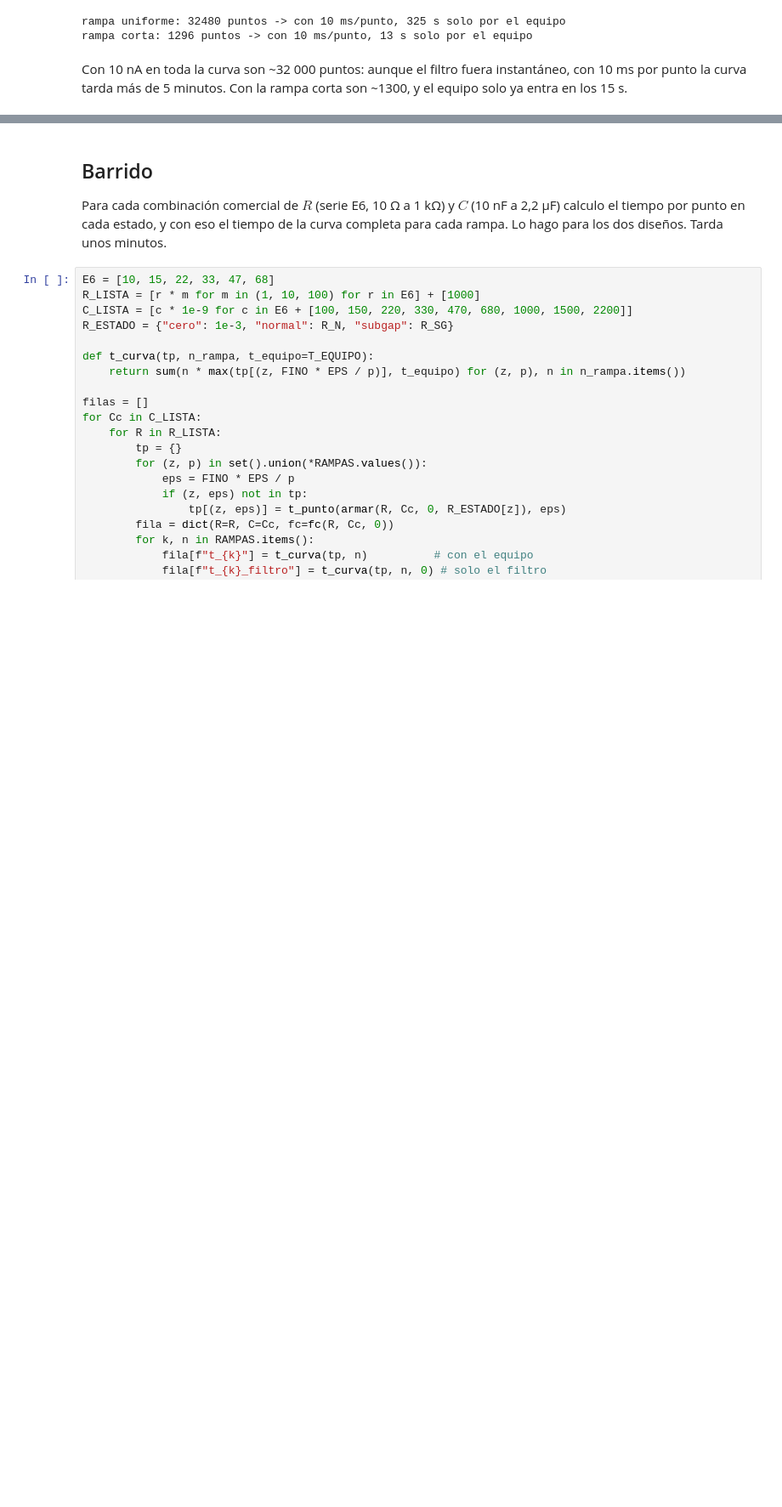
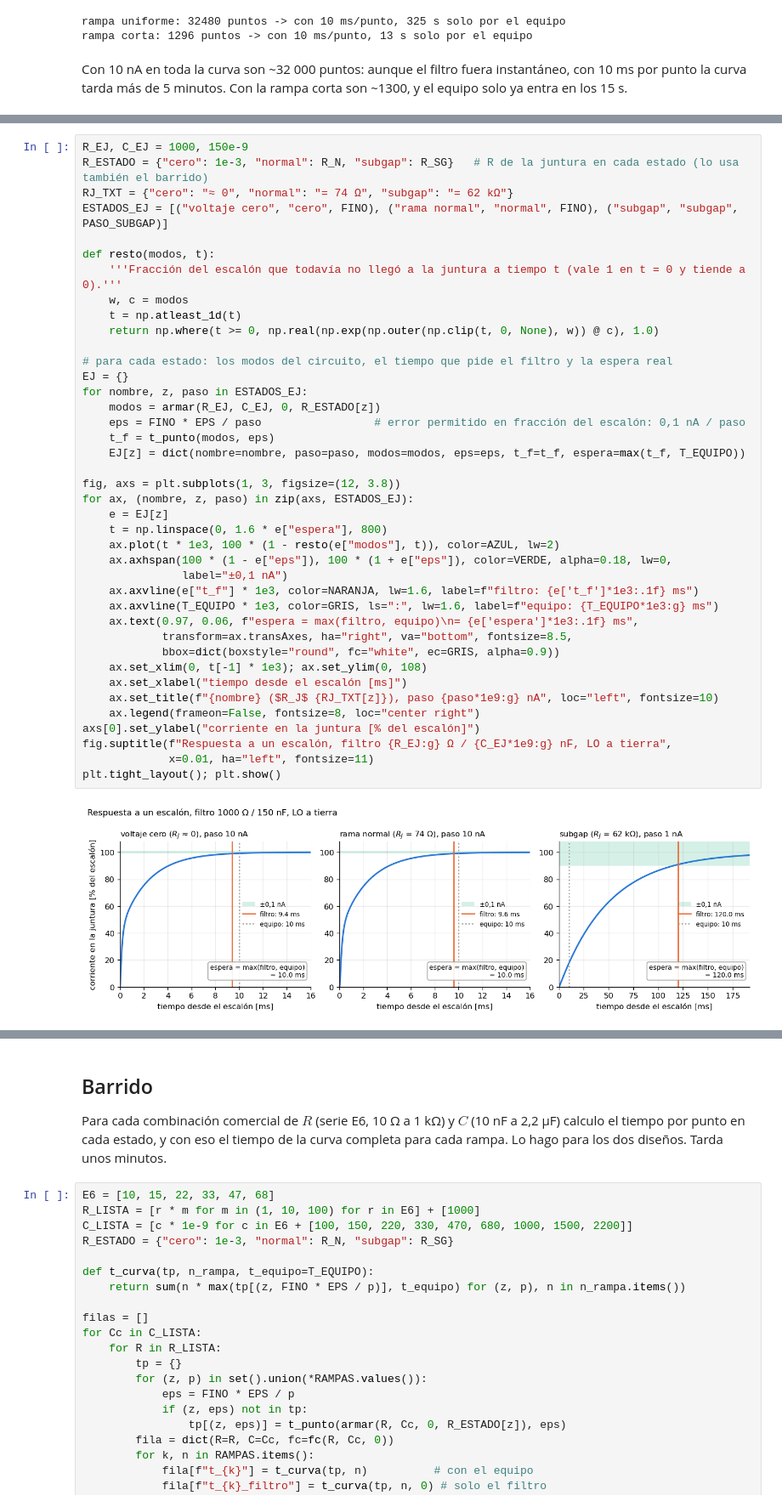
Before and after one commit to nicolepol/labo6-7-junturas-josephson, a Jupyter notebook: explorando_fc_filtro_nuevo.ipynb, the cells around one changed output, grey strips where cells are left out. Shown at 85% size. Drawn from its saved outputs; the diff is of its cells as text; blank space fills up the shorter version.

Commit message:
Agregar ejemplo del tiempo por punto y seccion del caso de 5 s al notebook de la fc del filtro nuevo

```diff
--- a/explorando_fc_filtro_nuevo.ipynb
+++ b/explorando_fc_filtro_nuevo.ipynb
@@ -137,0 +145,42 @@ los 15 s.
+# %%
+R_EJ, C_EJ = 1000, 150e-9
+R_ESTADO = {"cero": 1e-3, "normal": R_N, "subgap": R_SG}   # R de la juntura en cada estado (lo usa también el barrido)
+RJ_TXT = {"cero": "≈ 0", "normal": "= 74 Ω", "subgap": "= 62 kΩ"}
+ESTADOS_EJ = [("voltaje cero", "cero", FINO), ("rama normal", "normal", FINO), ("subgap", "subgap", PASO_SUBGAP)]
+
+def resto(modos, t):
+    '''Fracción del escalón que todavía no llegó a la juntura a tiempo t (vale 1 en t = 0 y tiende a 0).'''
+    w, c = modos
+    t = np.atleast_1d(t)
+    return np.where(t >= 0, np.real(np.exp(np.outer(np.clip(t, 0, None), w)) @ c), 1.0)
+
+# para cada estado: los modos del circuito, el tiempo que pide el filtro y la espera real
+EJ = {}
+for nombre, z, paso in ESTADOS_EJ:
+    modos = armar(R_EJ, C_EJ, 0, R_ESTADO[z])
+    eps = FINO * EPS / paso                 # error permitido en fracción del escalón: 0,1 nA / paso
+    t_f = t_punto(modos, eps)
+    EJ[z] = dict(nombre=nombre, paso=paso, modos=modos, eps=eps, t_f=t_f, espera=max(t_f, T_EQUIPO))
+
+fig, axs = plt.subplots(1, 3, figsize=(12, 3.8))
+for ax, (nombre, z, paso) in zip(axs, ESTADOS_EJ):
+    e = EJ[z]
+    t = np.linspace(0, 1.6 * e["espera"], 800)
+    ax.plot(t * 1e3, 100 * (1 - resto(e["modos"], t)), color=AZUL, lw=2)
+    ax.axhspan(100 * (1 - e["eps"]), 100 * (1 + e["eps"]), color=VERDE, alpha=0.18, lw=0,
+               label="±0,1 nA")
+    ax.axvline(e["t_f"] * 1e3, color=NARANJA, lw=1.6, label=f"filtro: {e['t_f']*1e3:.1f} ms")
+    ax.axvline(T_EQUIPO * 1e3, color=GRIS, ls=":", lw=1.6, label=f"equipo: {T_EQUIPO*1e3:g} ms")
+    ax.text(0.97, 0.06, f"espera = max(filtro, equipo)\n= {e['espera']*1e3:.1f} ms",
+            transform=ax.transAxes, ha="right", va="bottom", fontsize=8.5,
+            bbox=dict(boxstyle="round", fc="white", ec=GRIS, alpha=0.9))
+    ax.set_xlim(0, t[-1] * 1e3); ax.set_ylim(0, 108)
+    ax.set_xlabel("tiempo desde el escalón [ms]")
+    ax.set_title(f"{nombre} ($R_J$ {RJ_TXT[z]}), paso {paso*1e9:g} nA", loc="left", fontsize=10)
+    ax.legend(frameon=False, fontsize=8, loc="center right")
+axs[0].set_ylabel("corriente en la juntura [% del escalón]")
+fig.suptitle(f"Respuesta a un escalón, filtro {R_EJ:g} Ω / {C_EJ*1e9:g} nF, LO a tierra",
+             x=0.01, ha="left", fontsize=11)
+plt.tight_layout(); plt.show()
+# %% [output]
+[figure, added]
```
Also changed, not shown: parts of 8 cells of this notebook.
